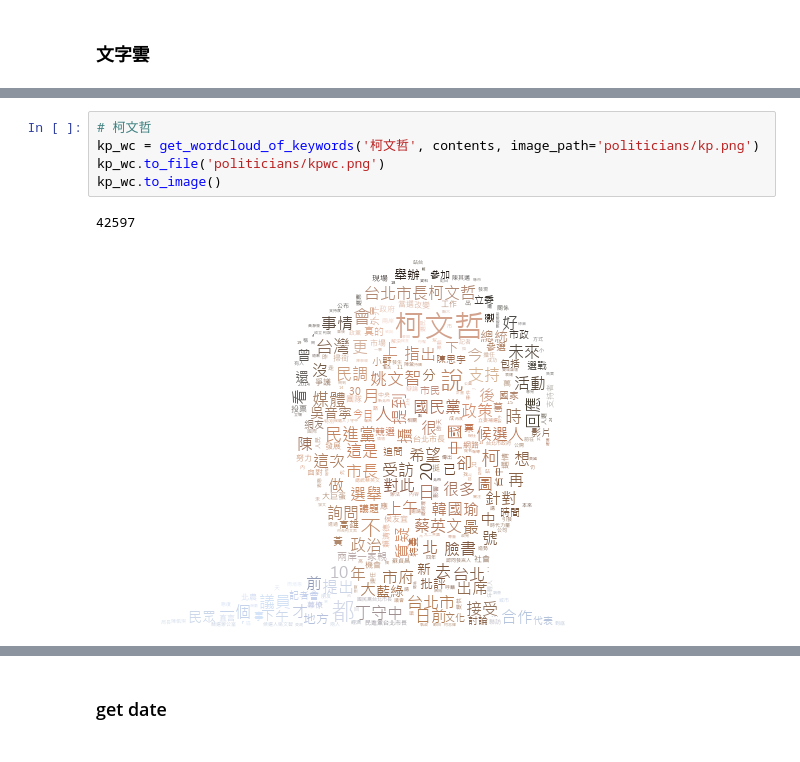
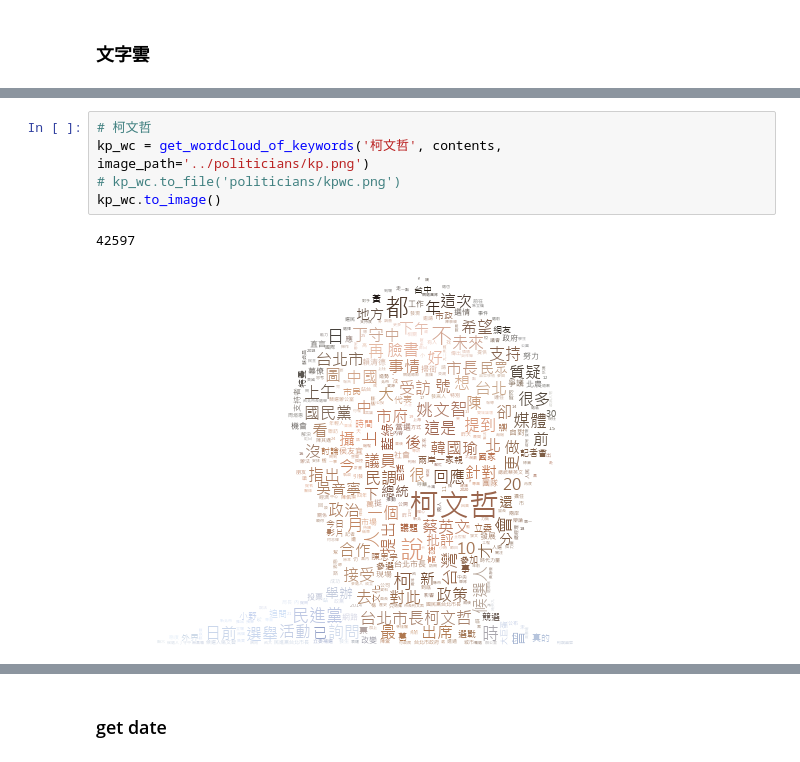
Before and after one commit to MiccWan/political-news-analysis, a Jupyter notebook: final_demo/final_report.ipynb, the cells around one changed output, grey strips where cells are left out. Cells and saved outputs as stored; diff of their text form.

Commit message:
fix path

```diff
--- a/final_demo/final_report.ipynb
+++ b/final_demo/final_report.ipynb
@@ -239,11 +194,11 @@ first_n_words(ten_dict, 30)
 # %%
 # 柯文哲
-kp_wc = get_wordcloud_of_keywords('柯文哲', contents, image_path='politicians/kp.png')
-kp_wc.to_file('politicians/kpwc.png')
+kp_wc = get_wordcloud_of_keywords('柯文哲', contents, image_path='../politicians/kp.png')
+# kp_wc.to_file('politicians/kpwc.png')
 kp_wc.to_image()
 # %% [output]
 42597
-[figure, old version]
+[figure, new version]
 # %%
 news_containing_kp = news_containing_keyword('柯文哲', contents)
 kp_dict = get_cutted_dict(news_containing_kp)
```
Also changed, not shown: parts of 11 cells of this notebook, 9 other files.
